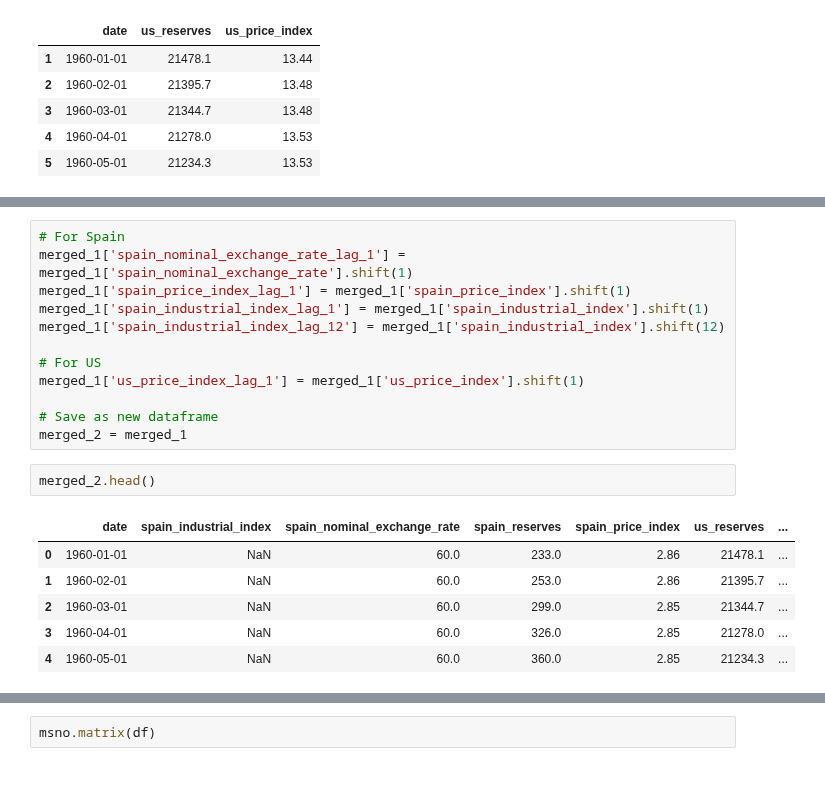
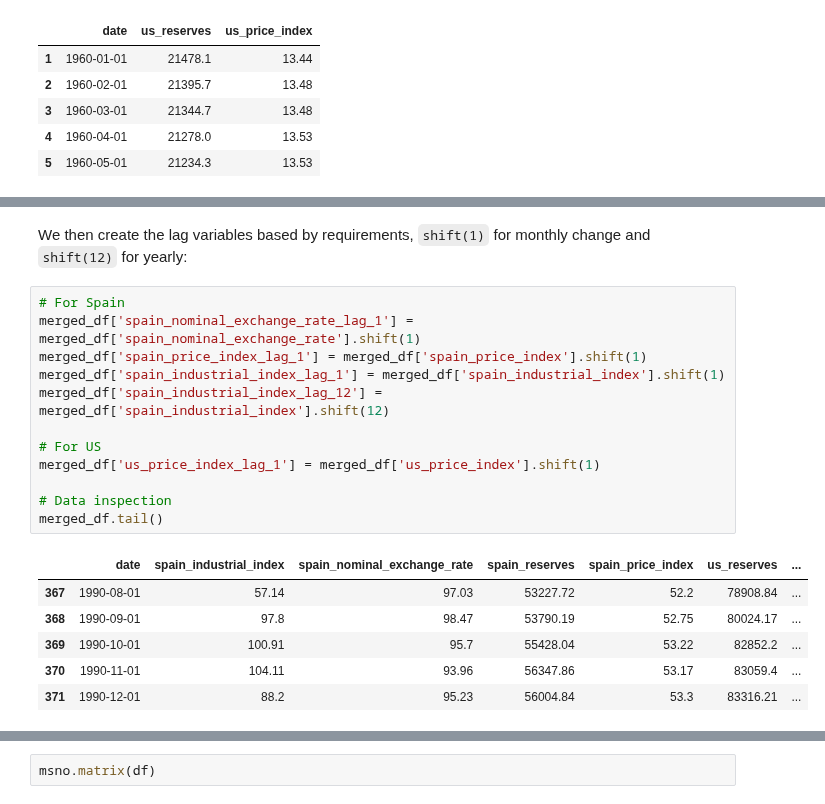
Before and after one commit to ruikai30/ec1b1_group_10, a Jupyter notebook: notebook.ipynb, the cells around one changed output, grey strips where cells are left out. Cells and saved outputs as stored; diff of their text form; blank space fills up the shorter version.

```diff
--- a/notebook.ipynb
+++ b/notebook.ipynb
@@ -142,21 +142,21 @@ Create the lag variables:
+# %% [markdown]
+We then create the lag variables based by requirements, `shift(1)` for monthly change and `shift(12)` for yearly:
 # %%
 # For Spain
-merged_1['spain_nominal_exchange_rate_lag_1'] = merged_1['spain_nominal_exchange_rate'].shift(1)
-merged_1['spain_price_index_lag_1'] = merged_1['spain_price_index'].shift(1)
-merged_1['spain_industrial_index_lag_1'] = merged_1['spain_industrial_index'].shift(1)
-merged_1['spain_industrial_index_lag_12'] = merged_1['spain_industrial_index'].shift(12)
+merged_df['spain_nominal_exchange_rate_lag_1'] = merged_df['spain_nominal_exchange_rate'].shift(1)
+merged_df['spain_price_index_lag_1'] = merged_df['spain_price_index'].shift(1)
+merged_df['spain_industrial_index_lag_1'] = merged_df['spain_industrial_index'].shift(1)
+merged_df['spain_industrial_index_lag_12'] = merged_df['spain_industrial_index'].shift(12)
 
 # For US
-merged_1['us_price_index_lag_1'] = merged_1['us_price_index'].shift(1)
+merged_df['us_price_index_lag_1'] = merged_df['us_price_index'].shift(1)
 
-# Save as new dataframe
-merged_2 = merged_1
+# Data inspection
+merged_df.tail()
+# %% [output]
+|  | date | spain_industrial_index | spain_nominal_exchange_rate | spain_reserves | spain_price_index | us_reserves | ... |
+| 367 | 1990-08-01 | 57.14 | 97.03 | 53227.72 | 52.2 | 78908.84 | ... |
+| 368 | 1990-09-01 | 97.8 | 98.47 | 53790.19 | 52.75 | 80024.17 | ... |
+| 369 | 1990-10-01 | 100.91 | 95.7 | 55428.04 | 53.22 | 82852.2 | ... |
+| 370 | 1990-11-01 | 104.11 | 93.96 | 56347.86 | 53.17 | 83059.4 | ... |
+| 371 | 1990-12-01 | 88.2 | 95.23 | 56004.84 | 53.3 | 83316.21 | ... |
-# %%
-merged_2.head()
-# %% [output]
-|  | date | spain_industrial_index | spain_nominal_exchange_rate | spain_reserves | spain_price_index | us_reserves | ... |
-| 0 | 1960-01-01 | NaN | 60.0 | 233.0 | 2.86 | 21478.1 | ... |
-| 1 | 1960-02-01 | NaN | 60.0 | 253.0 | 2.86 | 21395.7 | ... |
-| 2 | 1960-03-01 | NaN | 60.0 | 299.0 | 2.85 | 21344.7 | ... |
-| 3 | 1960-04-01 | NaN | 60.0 | 326.0 | 2.85 | 21278.0 | ... |
-| 4 | 1960-05-01 | NaN | 60.0 | 360.0 | 2.85 | 21234.3 | ... |
```
Also changed, not shown: parts of 26 cells of this notebook.
